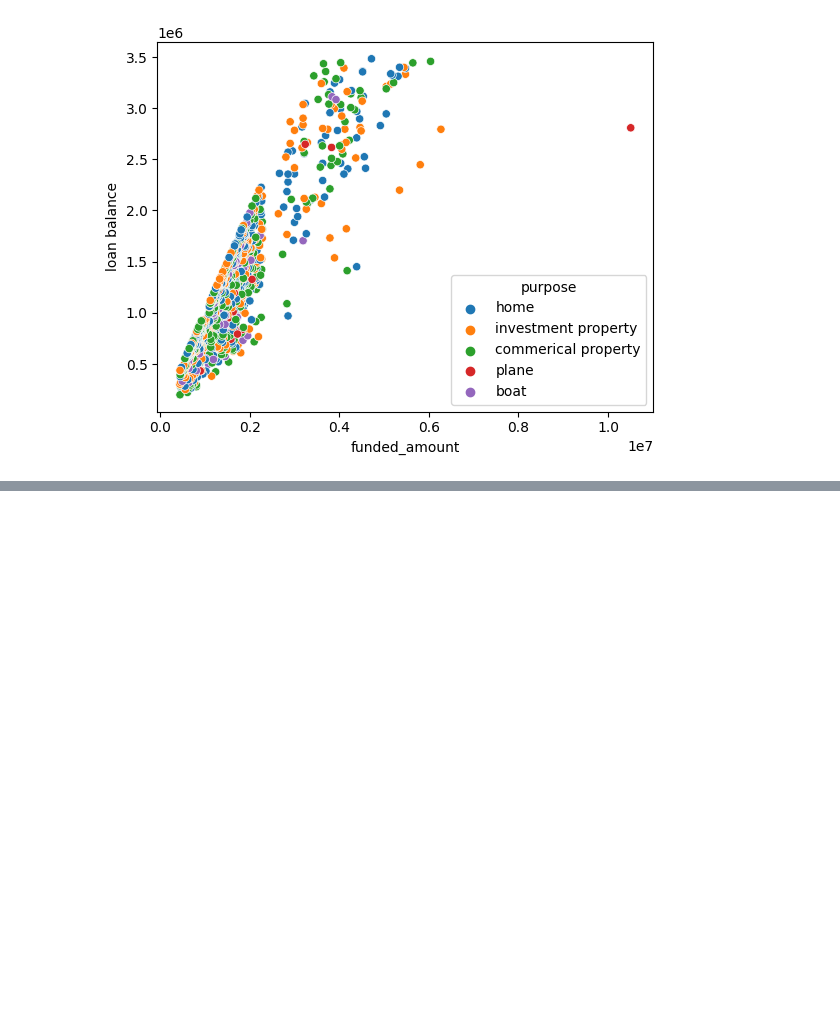
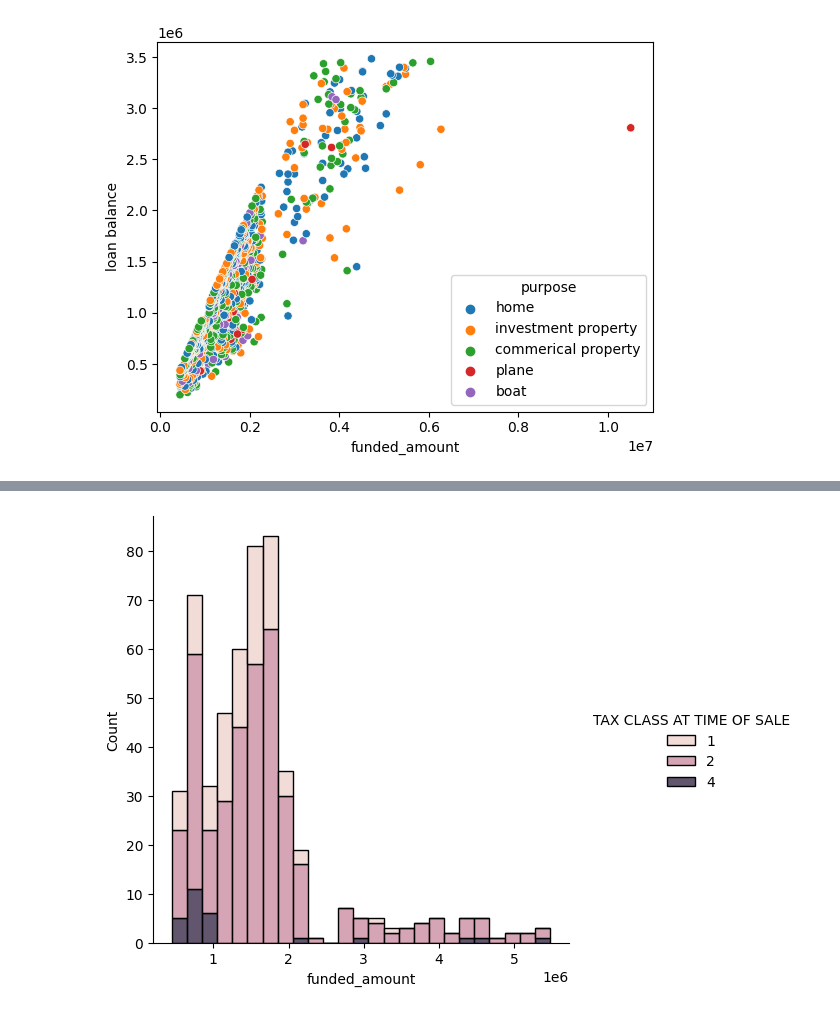
Before and after one commit to DurangoFon/DurangoFon-Luxury_loan_NY_repository, a Jupyter notebook: 04_luxury_loan_amount(purpose).ipynb, the cells around one changed output, grey strips where cells are left out. Drawn from its saved outputs; the diff is of its cells as text; code cells hidden in the pictures; blank space fills up the shorter version.

```diff
--- a/04_luxury_loan_amount(purpose).ipynb
+++ b/04_luxury_loan_amount(purpose).ipynb
@@ -111,0 +257,4 @@ df_plane.head(5)
+# %%
+df_home_0 = df_processed_by_date['purpose'] == 'home'
+df_home = df_processed_by_date[df_home_0]
+df_home.describe()
@@ -111,0 +299,7 @@ df_plane.head(5)
+# %%
+def pairplot(data_):
+    sns.displot(data=data_,x = 'funded_amount',hue ='TAX CLASS AT TIME OF SALE',multiple='stack')
+
+pairplot(df_home)
+# %% [output]
+[figure, added]
```
Also changed, not shown: parts of 23 cells of this notebook, 1 other file.
